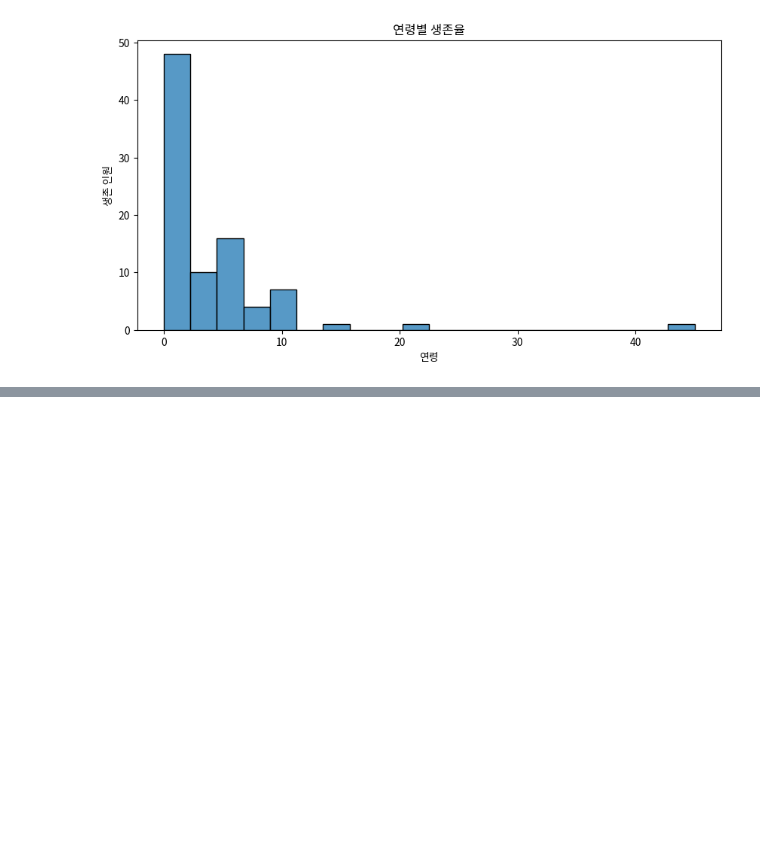
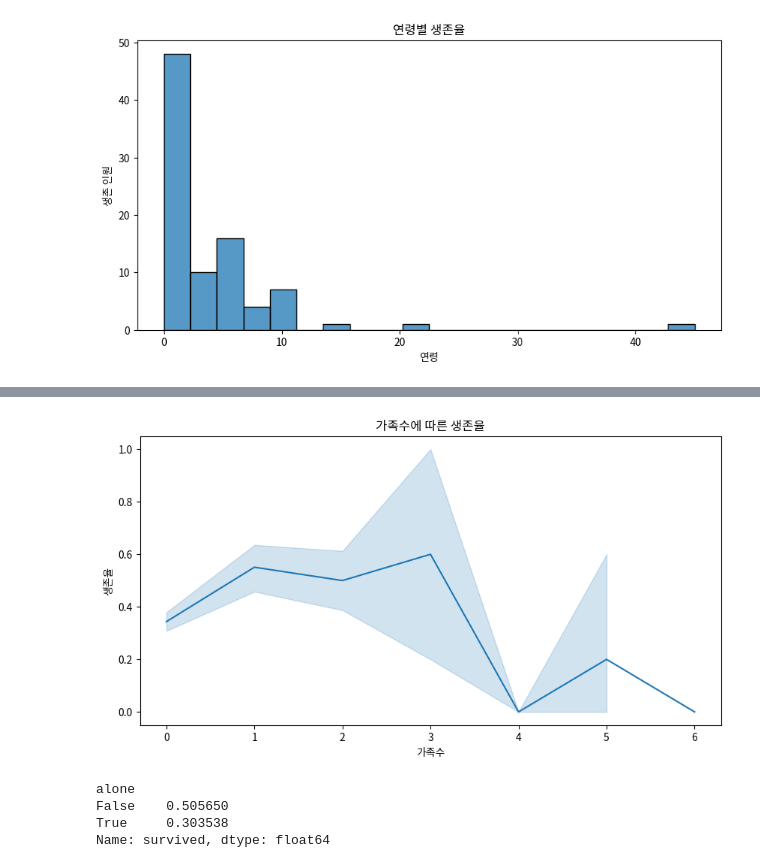
Before and after one commit to JA2PYC/ja2pyc_green_python, a Jupyter notebook: ch09/titanicData.ipynb, the cells around one changed output, grey strips where cells are left out. Saved outputs shown, nothing was run; the diff lists cells and outputs as text; code cells hidden in the pictures; blank space fills up the shorter version.

```diff
--- a/ch09/titanicData.ipynb
+++ b/ch09/titanicData.ipynb
@@ -270,0 +297,18 @@ plt.show()
+# %%
+# Survived Graph by parch
+plt.figure(figsize = (10, 5))
+plt.title('가족수에 따른 생존율')
+plt.xlabel('가족수')
+plt.ylabel('생존율')
+sb.lineplot(x = 'parch', y = 'survived', data = df)
+plt.show()
+# %% [output]
+[figure, added]
+# %%
+# Survived by alone
+df.groupby('alone')['survived'].mean()
+# %% [output]
+alone
+False    0.505650
+True     0.303538
+Name: survived, dtype: float64
```
Also changed, not shown: parts of 7 cells of this notebook, 1 other file.
